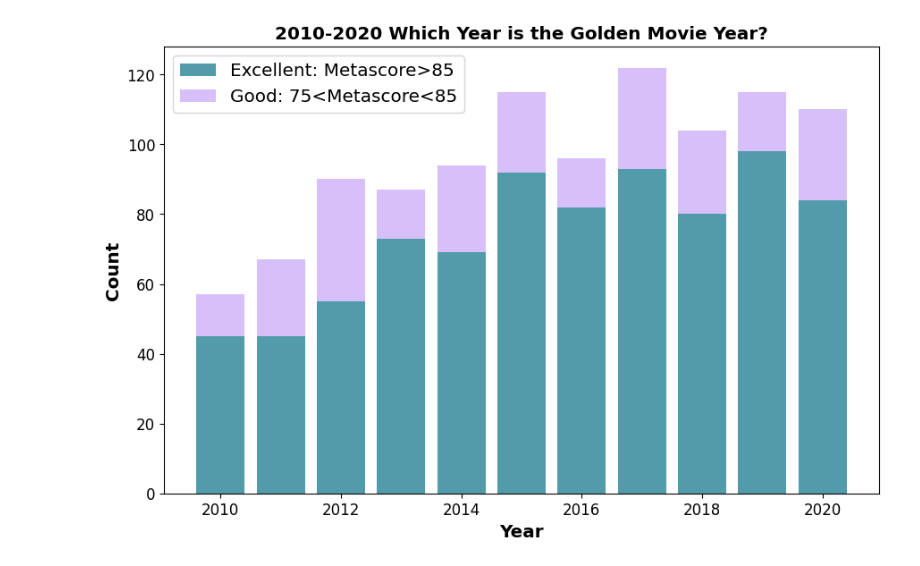
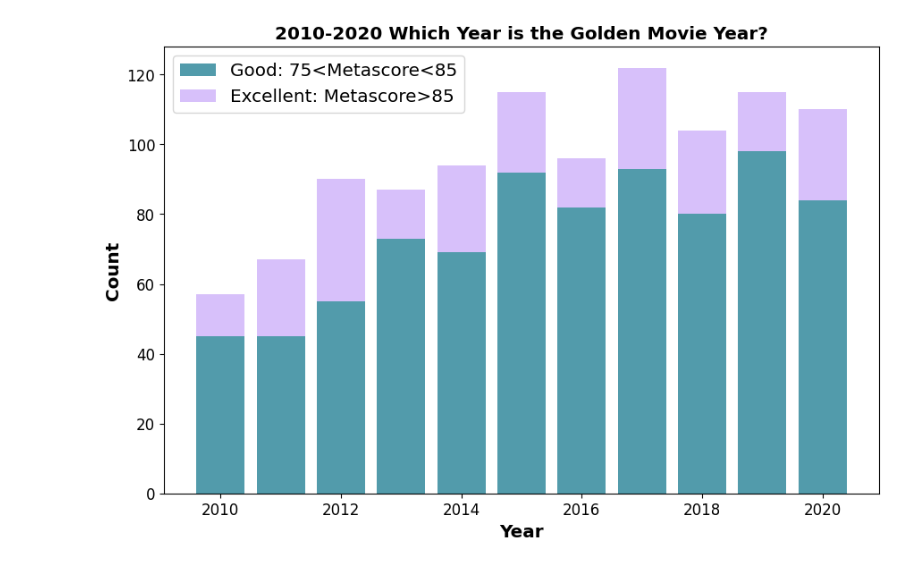
Before and after one commit to xianxianwang2020/DA320_Jupyter_Movies, a Jupyter notebook: jChart.ipynb, the cells around one changed output. Drawn from its saved outputs; the diff is of its cells as text; code cells hidden in the pictures.

```diff
--- a/jChart.ipynb
+++ b/jChart.ipynb
@@ -37,33 +37,32 @@ ExcellentMovies=cursor.execute(sql2).fetchall()
 count1=[]
 years=[]
 count2=[]
 
 # loop to collect data for each group
 for rows in GoodMovies:
      count1.append(rows[0])
      years.append(rows[1])
 # not collect year data since the second bar build on top of first bar
 for rows in ExcellentMovies:
     count2.append(rows[0])
 
 # generate bar for the data
 fig = plt.figure()
 ax = fig.add_axes([0,0,1,1])
 ax.bar(years,count1,color = '#529bab')
 ax.bar(years,count2,bottom=count1,color ='#d7c0fa')
 # update the figure, chart, label setting
 params = {'legend.fontsize': 'x-large',
           'figure.figsize': (17, 7),
          'axes.labelsize': 'x-large',
          'axes.titlesize':'x-large',
          'xtick.labelsize':'large',
          'ytick.labelsize':'large'}
 plt.rcParams.update(params)
 plt.title('2010-2020 Which Year is the Golden Movie Year?',fontweight="bold")
 plt.xlabel('Year',fontweight="bold")
 plt.ylabel('Count',fontweight="bold")
-plt.gca().set();
-plt.legend(["Excellent: Metascore>85","Good: 75<Metascore<85"],loc="upper left")
+plt.legend(["Good: 75<Metascore<85","Excellent: Metascore>85"],loc="upper left")
 plt.show()
 # %% [output]
-[figure, old version]
+[figure, new version]
```
